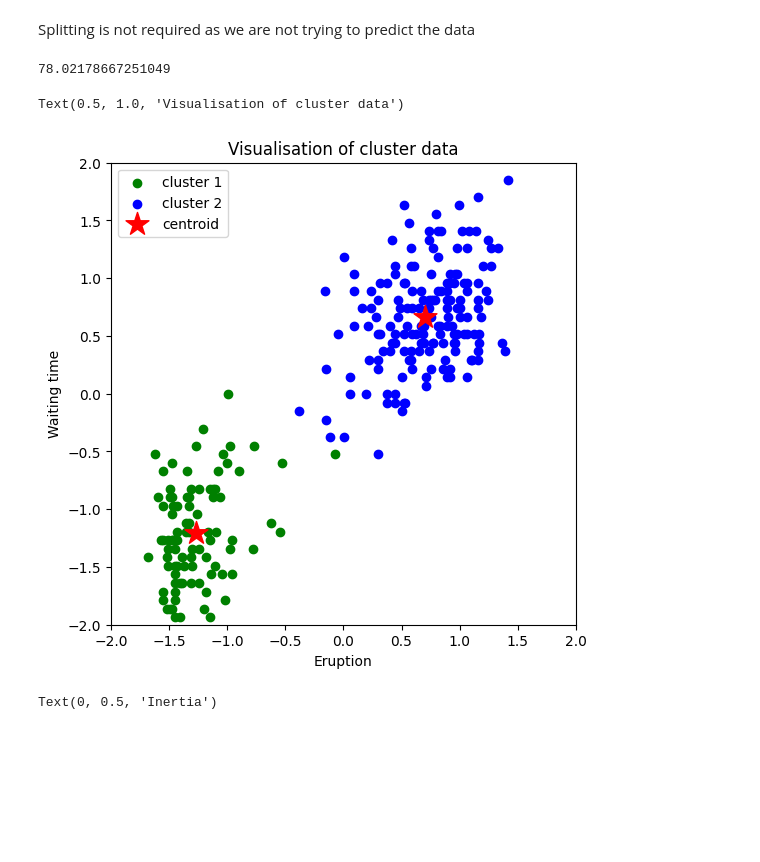
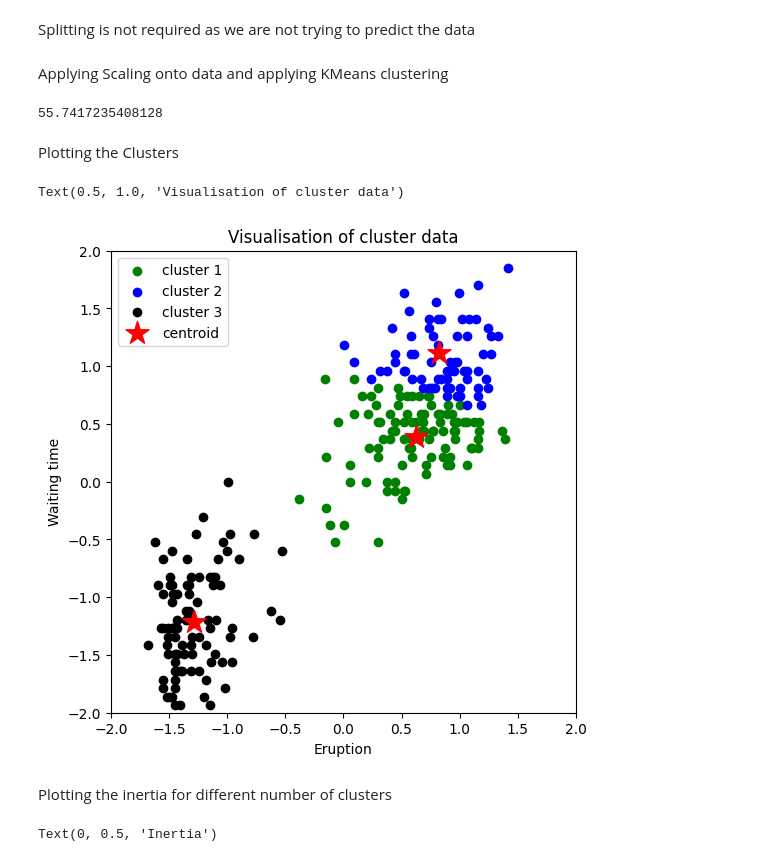
Before and after one commit to Adharsh0001/Machine-Learning, a Jupyter notebook: K_means_clustering.ipynb, the cells around one changed output. Cells and saved outputs as stored; diff of their text form; code cells hidden in the pictures; blank space fills up the shorter version.

```diff
--- a/K_means_clustering.ipynb
+++ b/K_means_clustering.ipynb
@@ -39,13 +45,18 @@ df
 256 rows × 2 columns
 # %% [markdown]
 Splitting is not required as we are not trying to predict the data
+# %% [markdown]
+Applying Scaling onto data and applying KMeans clustering
 # %%
+import numpy as np
 from sklearn.preprocessing import StandardScaler
 scaler = StandardScaler()
 x_std = scaler.fit_transform(df)
 
 from sklearn.cluster import KMeans
-km = KMeans(n_clusters =2)
+#km = KMeans(n_clusters =3)
+seed = np.random.randint(0,100000,size =1)[0]
+km = KMeans(n_clusters=3,max_iter=3, init ="random",n_init=1,random_state=np.random.RandomState(seed))
 km.fit(x_std)
 
 centroids = km.cluster_centers_
@@ -53,21 +64,26 @@ centroids
 km.labels_
 km.inertia_
 # %% [output]
-78.02178667251049
+55.7417235408128
+# %% [markdown]
+Plotting the Clusters
 # %%
 fig,ax = plt.subplots(figsize = (6,6))
 plt.scatter(x_std[km.labels_ == 0,0],x_std[km.labels_ ==0,1], c ='green' , label = 'cluster 1')
 plt.scatter(x_std[km.labels_ == 1,0],x_std[km.labels_ == 1,1], c ='blue' , label = 'cluster 2')
+plt.scatter(x_std[km.labels_ == 2,0],x_std[km.labels_ == 2,1], c ='black' , label = 'cluster 3')
 plt.scatter(centroids[:,0],centroids[:,1], marker = '*', s =300, c ="red", label = "centroid")
 plt.legend()
 plt.xlim([-2,2])
 plt.ylim([-2,2])
 plt.xlabel("Eruption")
 plt.ylabel("Waiting time")
 plt.title("Visualisation of cluster data")
 # %% [output]
 Text(0.5, 1.0, 'Visualisation of cluster data')
-[figure, old version]
+[figure, new version]
+# %% [markdown]
+Plotting the inertia for different number of clusters
 # %%
 inertias = []
 list_k = list(range(1,10))
```
Also changed, not shown: parts of 4 cells of this notebook.
